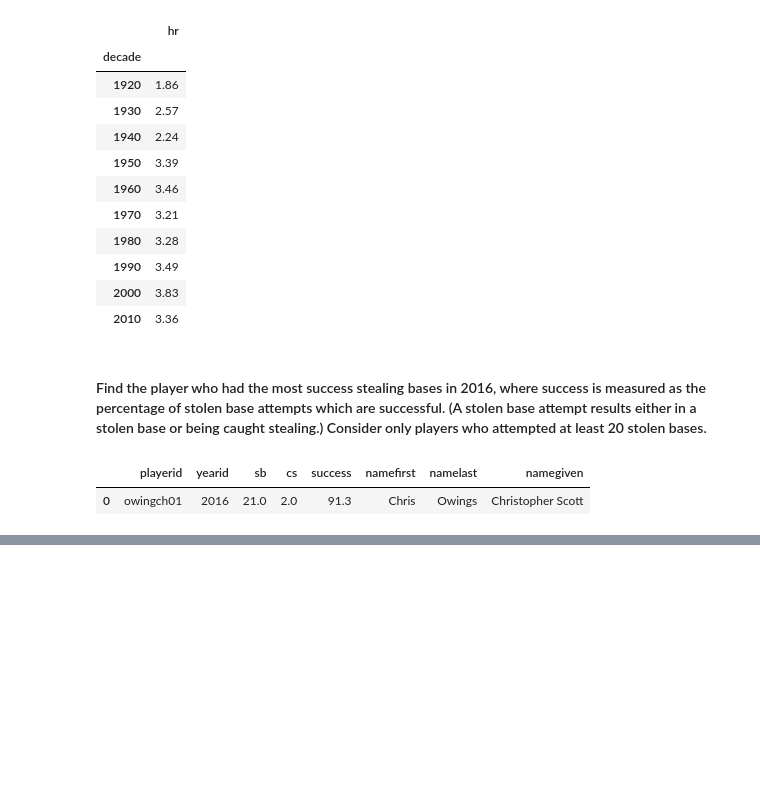
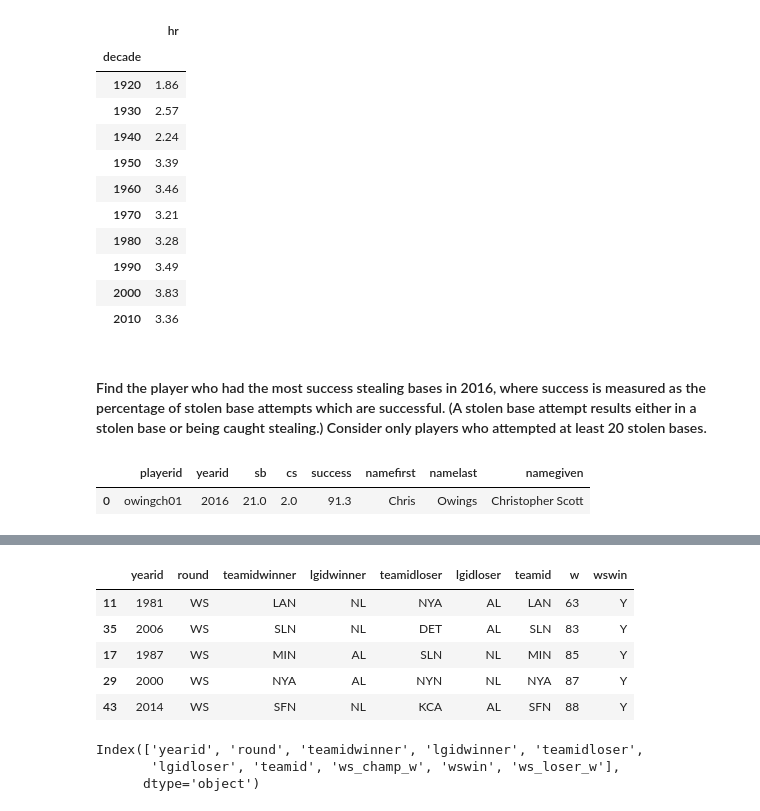
Before and after one commit to mwbarnesy/lahman-baseball-again, a Jupyter notebook: Notebooks/lahman_again.ipynb, the cells around one changed output, grey strips where cells are left out. Saved outputs shown, nothing was run; the diff lists cells and outputs as text; code cells hidden in the pictures; blank space fills up the shorter version.

```diff
--- a/Notebooks/lahman_again.ipynb
+++ b/Notebooks/lahman_again.ipynb
@@ -264,0 +330,9 @@ best_stealer.drop(columns = ['birthyear', 'birthmonth',
+# %%
+ws_winners.sort_values(by = 'w', ascending = True).head()
+# %% [output]
+|  | yearid | round | teamidwinner | lgidwinner | teamidloser | lgidloser | teamid | w | wswin |
+| 11 | 1981 | WS | LAN | NL | NYA | AL | LAN | 63 | Y |
+| 35 | 2006 | WS | SLN | NL | DET | AL | SLN | 83 | Y |
+| 17 | 1987 | WS | MIN | AL | SLN | NL | MIN | 85 | Y |
+| 29 | 2000 | WS | NYA | AL | NYN | NL | NYA | 87 | Y |
+| 43 | 2014 | WS | SFN | NL | KCA | AL | SFN | 88 | Y |
@@ -264,0 +349,6 @@ best_stealer.drop(columns = ['birthyear', 'birthmonth',
+# %%
+ws_winners_no1981.columns
+# %% [output]
+Index(['yearid', 'round', 'teamidwinner', 'lgidwinner', 'teamidloser',
+       'lgidloser', 'teamid', 'ws_champ_w', 'wswin', 'ws_loser_w'],
+      dtype='object')
```
Also changed, not shown: parts of 23 cells of this notebook.
